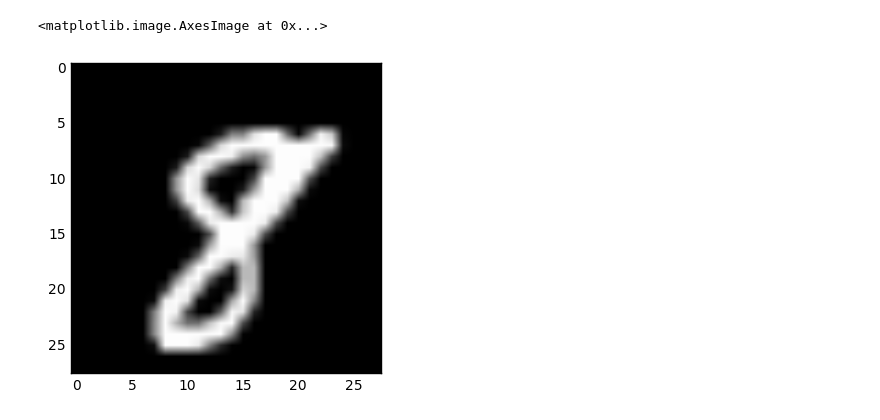
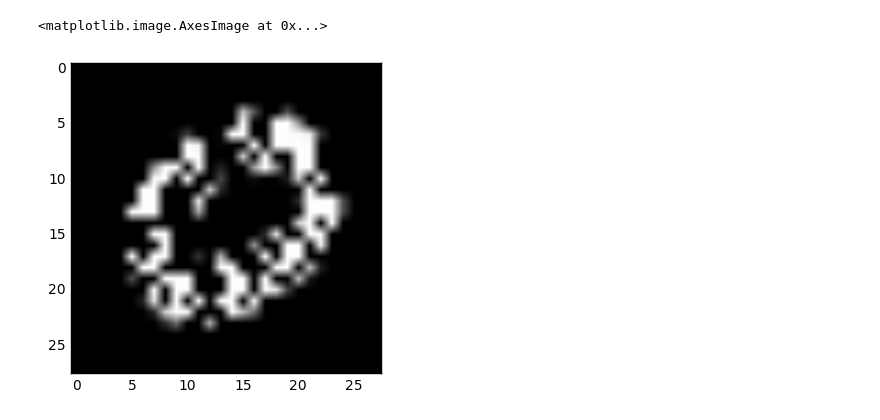
Before and after one commit to ack8006/jaa-dl, a Jupyter notebook: assignment-1/autoencoder-evaluation.ipynb, the cells around one changed output. Drawn from its saved outputs; the diff is of its cells as text; code cells hidden in the pictures.

```diff
--- a/assignment-1/autoencoder-evaluation.ipynb
+++ b/assignment-1/autoencoder-evaluation.ipynb
@@ -92,20 +39,0 @@ ae = autoencoder.Autoencoder(n_visible=d_in, n_hidden=d_out, batch_size=batch_si
-# %%
-optimizer = torch.optim.SGD(ae.parameters(), lr=0.01)
-epochs = 1
-# %%
-for e in range(epochs):
-    agg_cost = 0.
-    num_batches = N / batch_size
-    for k in range(num_batches):
-        start, end = k * (batch_size), (k + 1) * batch_size
-        bX = trX[start:end]
-        tilde_x = corrupt_input(bX)
-        optimizer.zero_grad()
-        Z = ae.forward(tilde_x)
-        loss = - torch.sum(bX * torch.log(Z) + (1.0 - bX) * torch.log(1.0 - Z), 1)
-        cost = torch.mean(loss)
-        cost.backward()
-        optimizer.step()
-        agg_cost += cost
-    agg_cost /= num_batches
-    print("epoch:", str(e) + ", cost:", agg_cost.data[0])
@@ -140,0 +40,2 @@ def imshow(img):
+# %%
+ae.train_ae(trX, optimizer, epochs, corruption=0.2)
@@ -141 +62,8 @@ def imshow(img):
+# %%
+bX = teX[:64]
+t = ae.encode(bX)
+t2 = ae.decode(t)
+ind = 25
+temp = bX[ind].data.clone()
+temp2 = ae.corrupt(Variable(temp), corruption)
 # %%
@@ -146,5 +74,5 @@ plt.imshow(t, cmap='gray')
 # %%
-plt.imshow(trX.data[55].numpy().reshape(28, 28), cmap='gray')
+plt.imshow(temp2.data.numpy().reshape(28, 28), cmap='gray')
 # %% [output]
 <matplotlib.image.AxesImage at 0x...>
-[figure, old version]
+[figure, new version]
```
Also changed, not shown: parts of 24 cells of this notebook, 1 other file.
